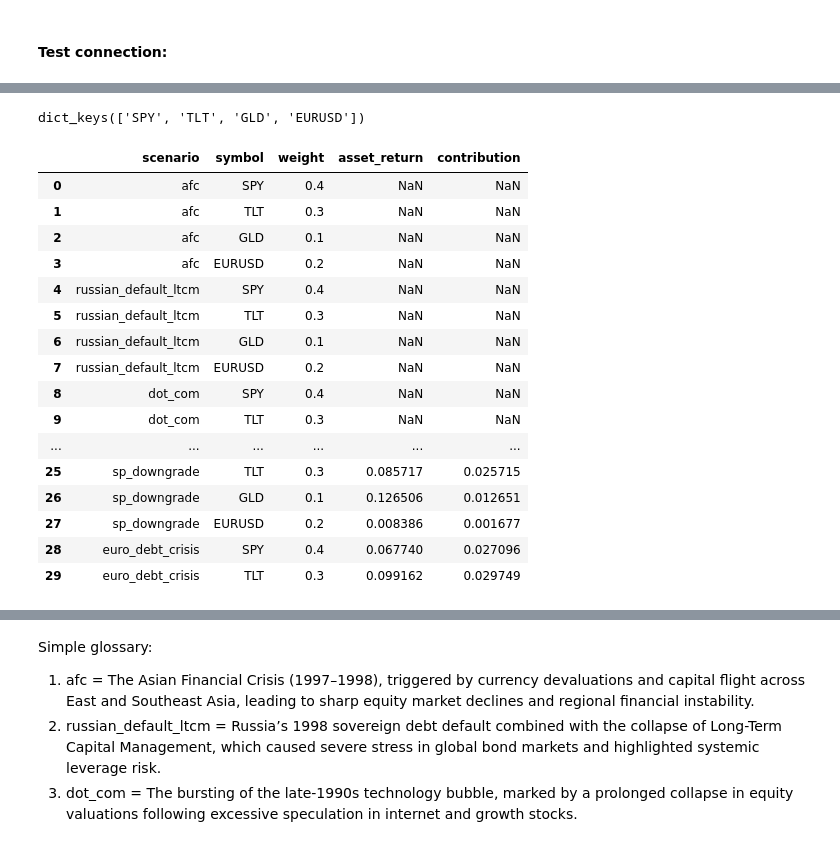
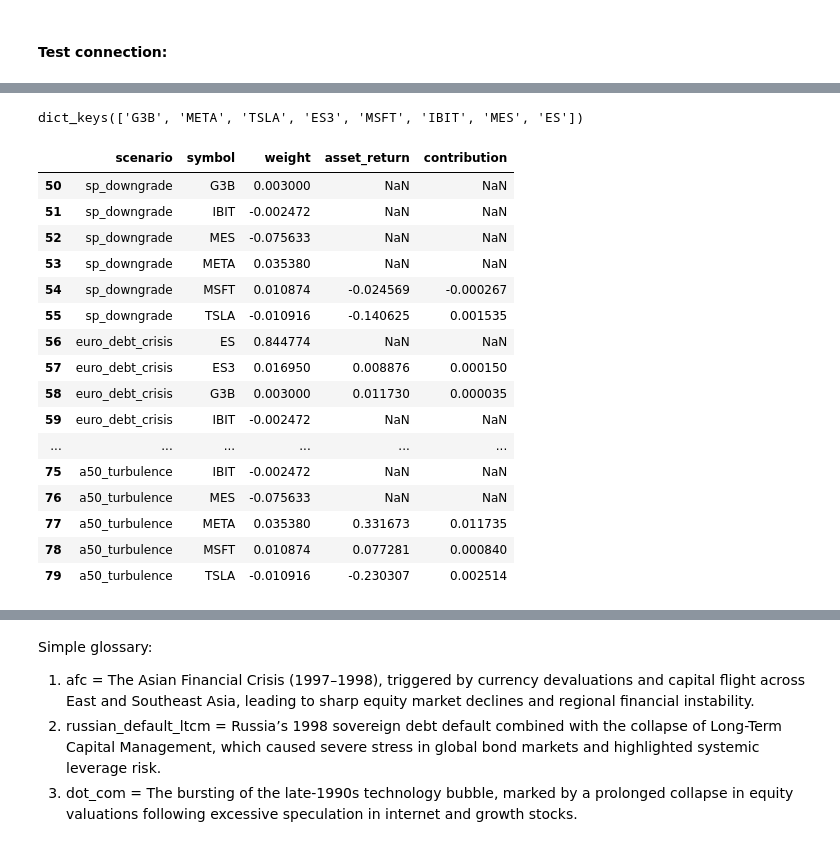
Before and after one commit to qiaoenn/stress-testing, a Jupyter notebook: code + results.ipynb, the cells around one changed output, grey strips where cells are left out. Cells and saved outputs as stored; diff of their text form; code cells hidden in the pictures.

```diff
--- a/code + results.ipynb
+++ b/code + results.ipynb
@@ -273,15 +471,23 @@ portfolio, scenarios
 
 price_data = {}
 
-for sym in portfolio["symbol"]:
-    file = [f for f in os.listdir(PRICES_DIR) if f.startswith(sym + "_")][0]
+for sym in positions_ok["symbol"].unique():
+    files = [f for f in os.listdir(PRICES_DIR) if f.startswith(sym + "_")]
+
+    # Skip symbols with no saved price file (defensive check)
+    if not files:
+        print(f"No price file found for {sym}, skipping.")
+        continue
+
+    file = files[0]
     df = pd.read_csv(os.path.join(PRICES_DIR, file))
     df["date"] = pd.to_datetime(df["date"])
+
     price_data[sym] = df.set_index("date").sort_index()
 
 price_data.keys()
 # %% [output]
-dict_keys(['SPY', 'TLT', 'GLD', 'EURUSD'])
+dict_keys(['G3B', 'META', 'TSLA', 'ES3', 'MSFT', 'IBIT', 'MES', 'ES'])
 # %%
 ### helper function to compute stress return (for one asset only)
 ### it handles weekends / holidays and uses nearest trading day ≤ start/end (using the last available price before the date avoids look-ahead bias)
@@ -290,63 +496,81 @@ def stress_return_from_prices(px: pd.DataFrame, start_date: str, end_date: str):
     s = pd.Timestamp(start_date)
     e = pd.Timestamp(end_date)
 
+    # IBKR historical bars (via util.df) typically use lowercase 'close'
+    # Keep this robust in case CSV columns differ.
+    close_col = "close" if "close" in px.columns else ("Close" if "Close" in px.columns else None)
+    if close_col is None:
+        return None  # missing close prices
+
     # nearest trading days ≤ start/end
     try:
-        start_px = px.loc[:s].iloc[-1]["close"]
-        end_px   = px.loc[:e].iloc[-1]["close"]
+        start_px = px.loc[:s].iloc[-1][close_col]
+        end_px   = px.loc[:e].iloc[-1][close_col]
     except IndexError:
         return None  # not enough data
 
     return end_px / start_px - 1
 # %%
+# create a clean portfolio table from IBKR-priced positions
+# (collapses duplicates like MSFT across exchanges if they exist)
+
+portfolio = (
+    positions_ok.groupby("symbol", as_index=False)["weight"]
+    .sum()
+)
+
 ### Compute asset-level stress returns
 ### produces one row per (scenario × asset
 
 ### Asset return = percentage price change over scenario window (independent of how large the position is in the portfolio)
 ### ie. (Price at end of scenario / Price at start of scenario) − 1
 
 ### Contribution = how many percentage points this asset added to or subtracted from the portfolio
 ### ie. weight × asset_return
 
 asset_results = []
 
 for _, sc in scenarios.iterrows():
     scenario = sc["scenario"]
     start = sc["start_date"]
     end = sc["end_date"]
 
     for _, row in portfolio.iterrows():
         sym = row["symbol"]
         weight = row["weight"]
 
-        px = price_data[sym]
-        r = stress_return_from_prices(px, start, end)
+        # New: defensive check in case a price series failed to save/load
+        if sym not in price_data:
+            r = None
+        else:
+            px = price_data[sym]
+            r = stress_return_from_prices(px, start, end)
 
         asset_results.append({
             "scenario": scenario,
             "symbol": sym,
             "weight": weight,
             "asset_return": r,
             "contribution": None if r is None else weight * r
         })
 
 asset_results = pd.DataFrame(asset_results)
-asset_results[:30]
+asset_results[50:80]
 # %% [output]
 |  | scenario | symbol | weight | asset_return | contribution |
-| 0 | afc | SPY | 0.4 | NaN | NaN |
-| 1 | afc | TLT | 0.3 | NaN | NaN |
-| 2 | afc | GLD | 0.1 | NaN | NaN |
-| 3 | afc | EURUSD | 0.2 | NaN | NaN |
-| 4 | russian_default_ltcm | SPY | 0.4 | NaN | NaN |
-| 5 | russian_default_ltcm | TLT | 0.3 | NaN | NaN |
-| 6 | russian_default_ltcm | GLD | 0.1 | NaN | NaN |
-| 7 | russian_default_ltcm | EURUSD | 0.2 | NaN | NaN |
-| 8 | dot_com | SPY | 0.4 | NaN | NaN |
-| 9 | dot_com | TLT | 0.3 | NaN | NaN |
+| 50 | sp_downgrade | G3B | 0.003000 | NaN | NaN |
+| 51 | sp_downgrade | IBIT | -0.002472 | NaN | NaN |
+| 52 | sp_downgrade | MES | -0.075633 | NaN | NaN |
+| 53 | sp_downgrade | META | 0.035380 | NaN | NaN |
+| 54 | sp_downgrade | MSFT | 0.010874 | -0.024569 | -0.000267 |
+| 55 | sp_downgrade | TSLA | -0.010916 | -0.140625 | 0.001535 |
+| 56 | euro_debt_crisis | ES | 0.844774 | NaN | NaN |
+| 57 | euro_debt_crisis | ES3 | 0.016950 | 0.008876 | 0.000150 |
+| 58 | euro_debt_crisis | G3B | 0.003000 | 0.011730 | 0.000035 |
+| 59 | euro_debt_crisis | IBIT | -0.002472 | NaN | NaN |
 | ... | ... | ... | ... | ... | ... |
-| 25 | sp_downgrade | TLT | 0.3 | 0.085717 | 0.025715 |
-| 26 | sp_downgrade | GLD | 0.1 | 0.126506 | 0.012651 |
-| 27 | sp_downgrade | EURUSD | 0.2 | 0.008386 | 0.001677 |
-| 28 | euro_debt_crisis | SPY | 0.4 | 0.067740 | 0.027096 |
-| 29 | euro_debt_crisis | TLT | 0.3 | 0.099162 | 0.029749 |
+| 75 | a50_turbulence | IBIT | -0.002472 | NaN | NaN |
+| 76 | a50_turbulence | MES | -0.075633 | NaN | NaN |
+| 77 | a50_turbulence | META | 0.035380 | 0.331673 | 0.011735 |
+| 78 | a50_turbulence | MSFT | 0.010874 | 0.077281 | 0.000840 |
+| 79 | a50_turbulence | TSLA | -0.010916 | -0.230307 | 0.002514 |
```
Also changed, not shown: parts of 31 cells of this notebook, 15 other files.
